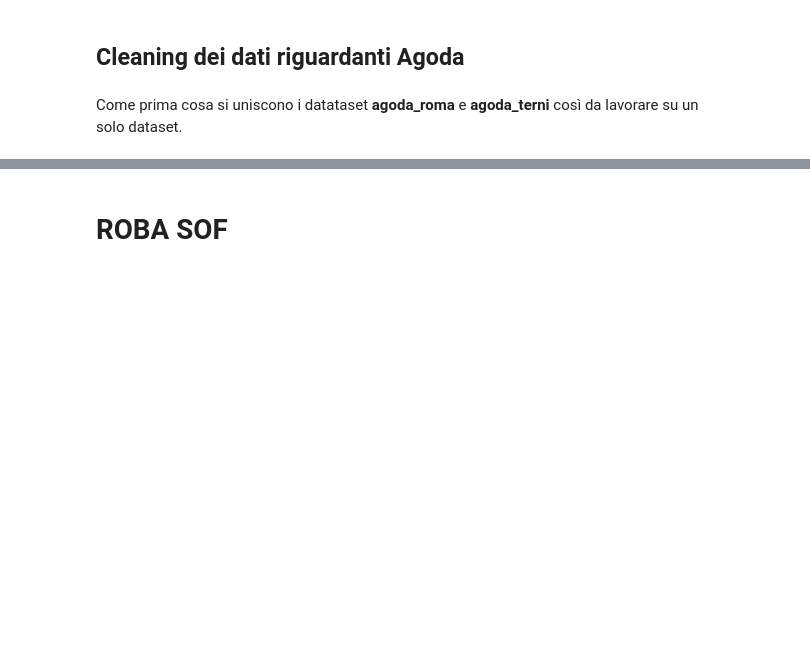
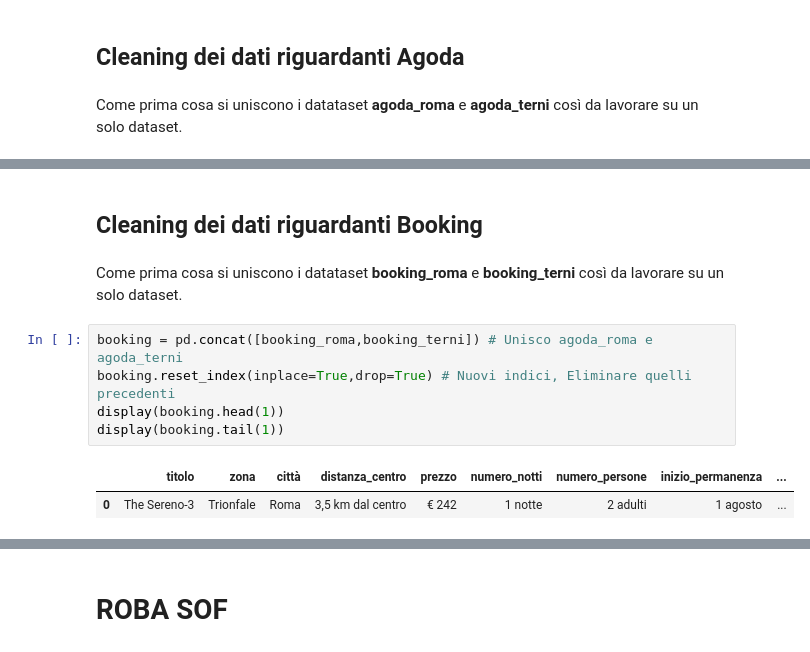
Before and after one commit to mattiamanna2203/RecordLinkage, a Jupyter notebook: Data Product/Cleaning_pipeline.ipynb, the cells around one changed output, grey strips where cells are left out. Saved outputs shown, nothing was run; the diff lists cells and outputs as text; blank space fills up the shorter version.

```diff
--- a/Data Product/Cleaning_pipeline.ipynb
+++ b/Data Product/Cleaning_pipeline.ipynb
@@ -392,0 +429,12 @@ agoda_terni.head(1)
+# %% [markdown]
+## Cleaning dei dati riguardanti Booking
+# %% [markdown]
+Come prima cosa si uniscono i datataset **booking_roma** e **booking_terni** così da lavorare su un solo dataset.
+# %%
+booking = pd.concat([booking_roma,booking_terni]) # Unisco agoda_roma e agoda_terni
+booking.reset_index(inplace=True,drop=True) # Nuovi indici, Eliminare quelli precedenti
+display(booking.head(1))
+display(booking.tail(1))
+# %% [output]
+|  | titolo | zona | città | distanza_centro | prezzo | numero_notti | numero_persone | inizio_permanenza | ... |
+| 0 | The Sereno-3 | Trionfale | Roma | 3,5 km dal centro | € 242 | 1 notte | 2 adulti | 1 agosto | ... |
```
Also changed, not shown: parts of 16 cells of this notebook, 1 other file.
